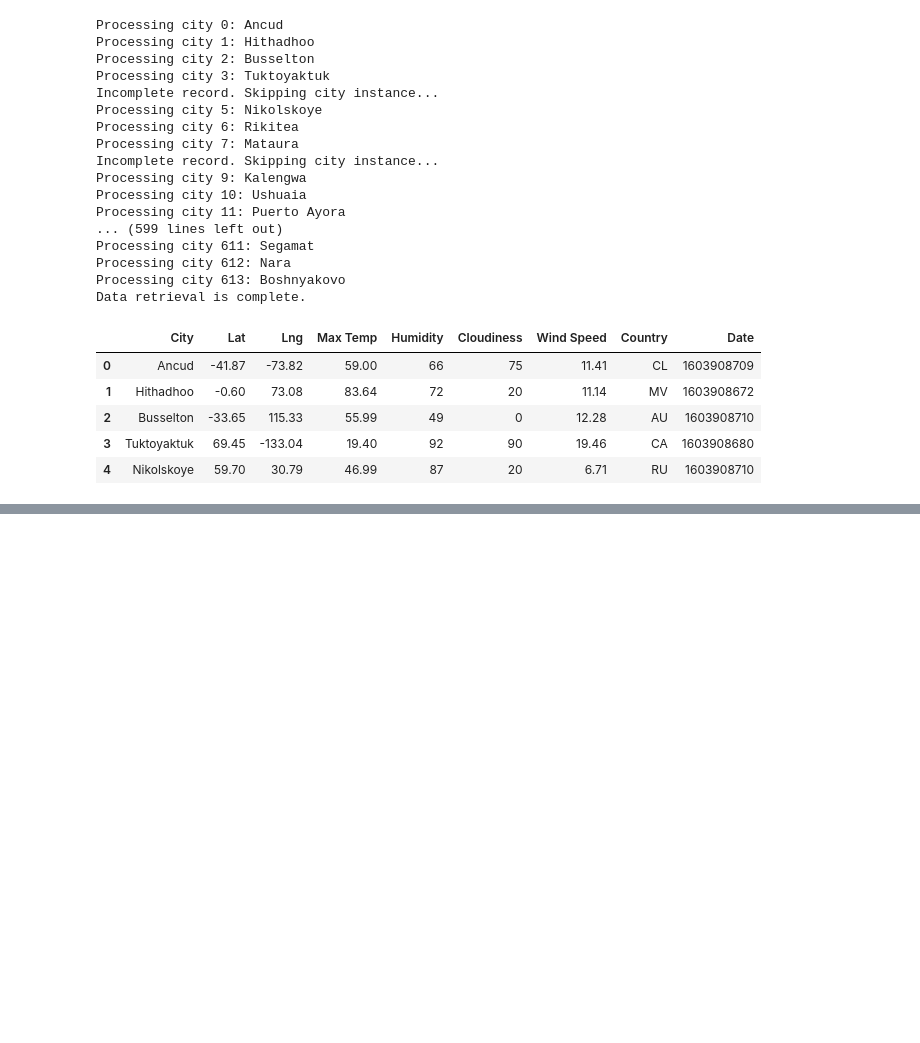
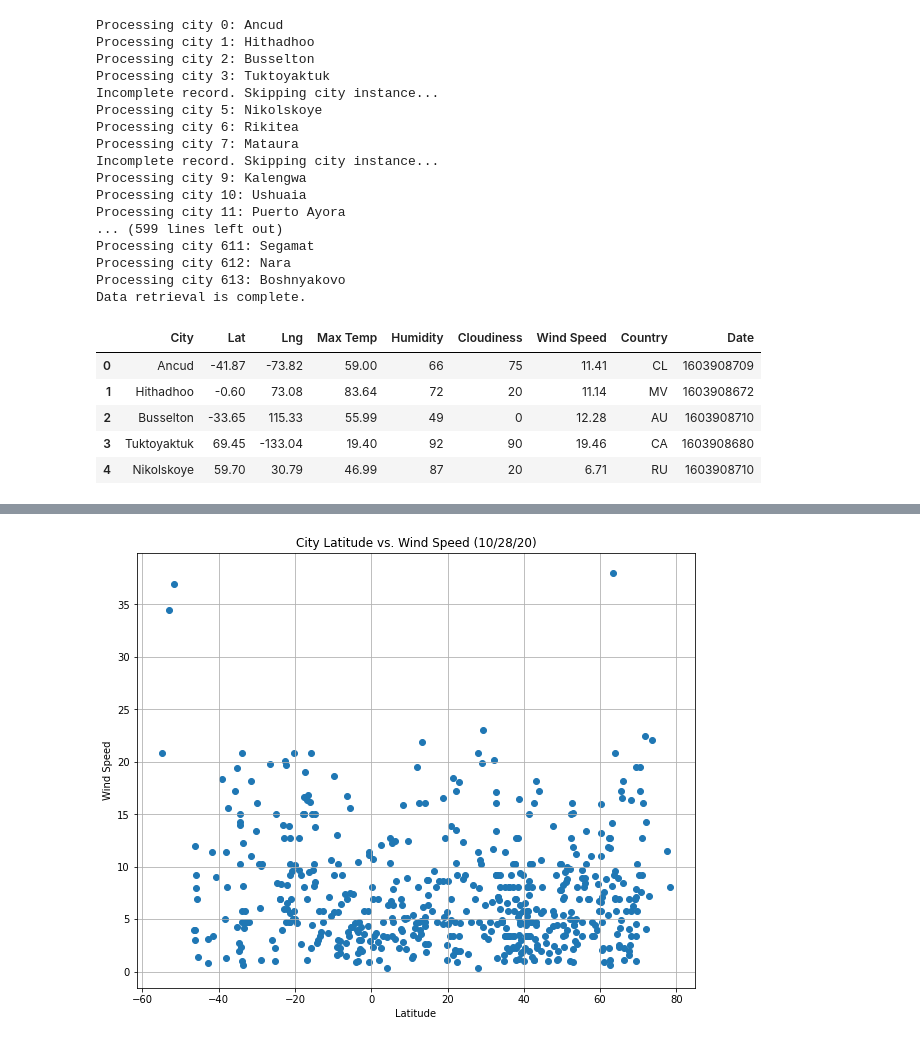
Before and after one commit to paloni-dotcom/Python-API-Challenge, a Jupyter notebook: WeatherPy/WeatherPy.ipynb, the cells around one changed output, grey strips where cells are left out. Saved outputs shown, nothing was run; the diff lists cells and outputs as text; code cells hidden in the pictures; blank space fills up the shorter version.

```diff
--- a/WeatherPy/WeatherPy.ipynb
+++ b/WeatherPy/WeatherPy.ipynb
@@ -126,0 +171,12 @@ city_data_df.head()
+# %%
+plt.figure(figsize=(10,8))
+plt.scatter(lat, wind_speed, linewidths=1, marker="o")
+
+plt.title("City Latitude vs. Wind Speed (%s)" % time.strftime("%x"))
+plt.xlabel("Latitude")
+plt.ylabel("Wind Speed")
+plt.grid(True)
+
+plt.savefig("Images/fig4.png")
+# %% [output]
+[figure, added]
```
Also changed, not shown: parts of 3 cells of this notebook, 4 other files.
